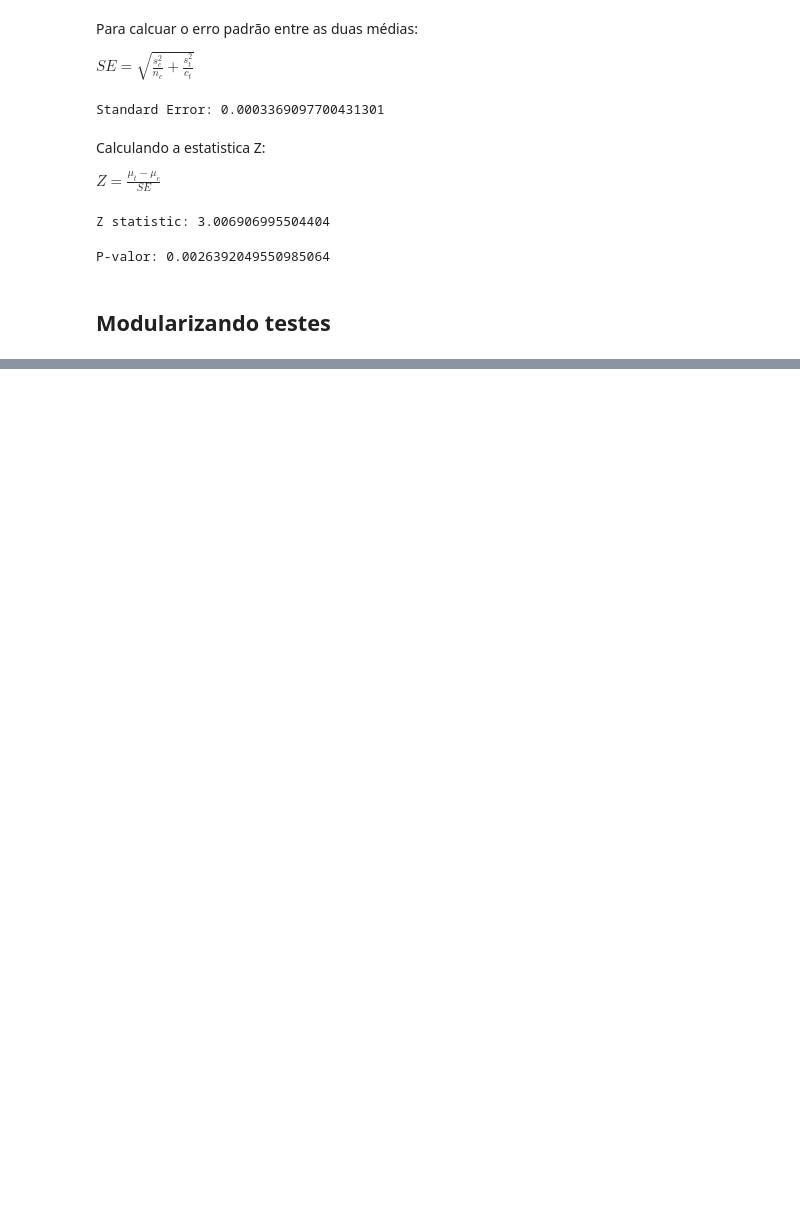
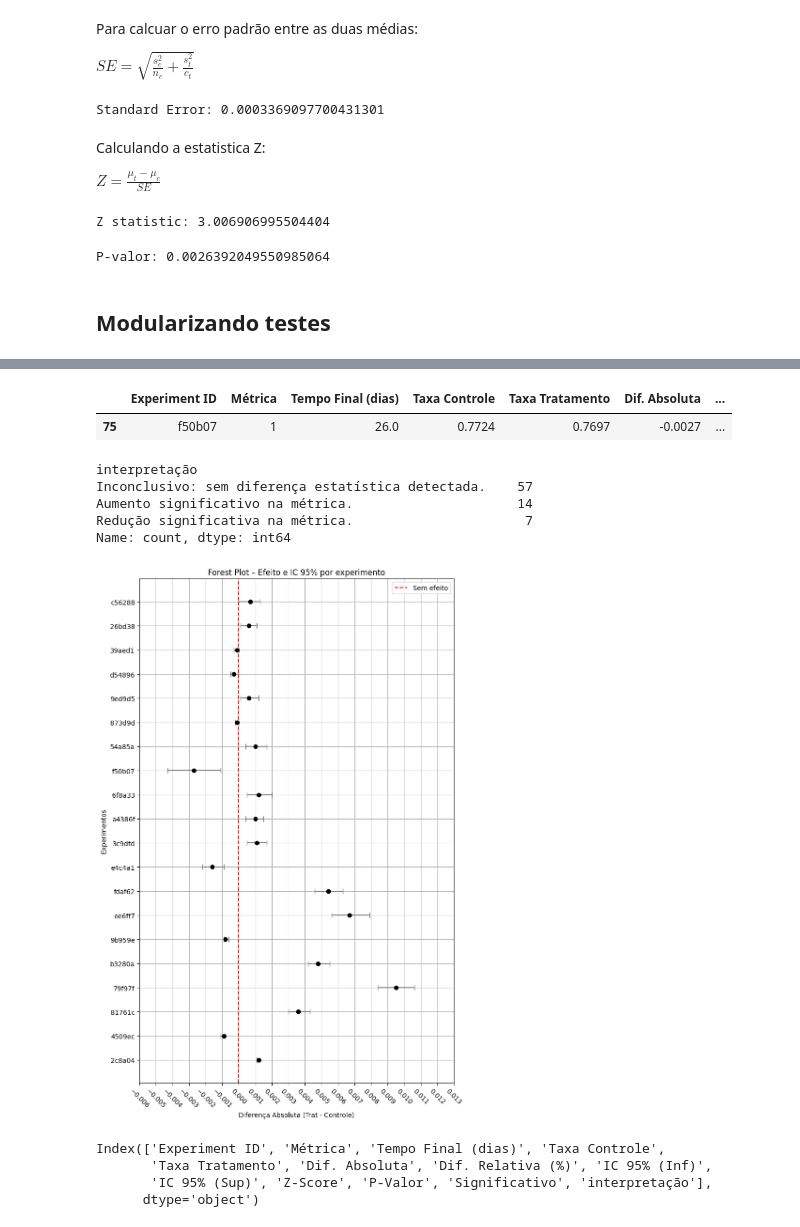
Before and after one commit to Reyso/A-B-test, a Jupyter notebook: experiment.ipynb, the cells around one changed output, grey strips where cells are left out. Drawn from its saved outputs; the diff is of its cells as text; code cells hidden in the pictures; blank space fills up the shorter version.

```diff
--- a/experiment.ipynb
+++ b/experiment.ipynb
@@ -186,6 +166,0 @@ def sezp_metric(df, metrica: int, exp_list: list):
-# %%
-#exp_list = ['81761c','54a85a', '329386' ]
-
-exp_list = ['54a85a','2c8a04', '81761c' ,'81761c' , 'b382c6', '329386','591c2c']
-
-sezp_metric(df,metrica = 1, exp_list = exp_list)
@@ -216,0 +227,5 @@ Name: count, Length: 78, dtype: int64
+# %%
+total_exp  = list(df.loc[(df['metric_id'] == 1)]['experiment_id'].unique())
+exp_list = total_exp
+report_df = sezp_report(df,metrica = 1, exp_list = exp_list);
+report_df.head(60).sort_values('P-Valor',ascending=True)
@@ -216,0 +261,56 @@ Name: count, Length: 78, dtype: int64
+# %%
+report_df.loc[report_df['Experiment ID'] =='f50b07']
+# %% [output]
+|  | Experiment ID | Métrica | Tempo Final (dias) | Taxa Controle | Taxa Tratamento | Dif. Absoluta | ... |
+| 75 | f50b07 | 1 | 26.0 | 0.7724 | 0.7697 | -0.0027 | ... |
+# %%
+report_df['interpretação'].value_counts()
+# %% [output]
+interpretação
+Inconclusivo: sem diferença estatística detectada.    57
+Aumento significativo na métrica.                     14
+Redução significativa na métrica.                      7
+Name: count, dtype: int64
+# %%
+def plot_forest(df, top_n=10):
+    plot_df = df.copy().sort_values('P-Valor').head(top_n)
+    plt.figure(figsize=(8, top_n * 0.6))
+
+    y = range(len(plot_df))
+    plt.errorbar(
+        plot_df['Dif. Absoluta'], y,
+        xerr=[
+            plot_df['Dif. Absoluta'] - plot_df['IC 95% (Inf)'],
+            plot_df['IC 95% (Sup)'] - plot_df['Dif. Absoluta']
+        ],
+        fmt='o', color='black', ecolor='gray', capsize=4
+    )
+
+    plt.yticks(y, plot_df['Experiment ID'])
+    plt.axvline(0, color='red', linestyle='--', label='Sem efeito')
+    plt.xlabel('Diferença Absoluta (Trat - Controle)')
+    plt.ylabel('Experimentos')
+    # Ajuste dinâmico dos xticks com base no menor IC 95% (Inf)
+    min_ic_inf = plot_df['IC 95% (Inf)'].min()
+    max_ic_sup = plot_df['IC 95% (Sup)'].max()
+
+    xtick_start = np.floor(min_ic_inf * 1000) / 1000 - 0.001  # Ajuste para incluir um pequeno buffer
+    xtick_end = np.ceil(max_ic_sup * 1000) / 1000 + 0.001    # Ajuste para incluir um pequeno buffer
+    xticks = np.arange(xtick_start, xtick_end + 0.001, 0.001)
+    plt.xticks(xticks,rotation=-45)
+    plt.title('Forest Plot – Efeito e IC 95% por experimento')
+    plt.legend()
+    plt.grid(True)
+    plt.tight_layout()
+    plt.show()
+# %%
+plot_forest(report_df,20)
+# %% [output]
+[figure, added]
+# %%
+report_df.columns
+# %% [output]
+Index(['Experiment ID', 'Métrica', 'Tempo Final (dias)', 'Taxa Controle',
+       'Taxa Tratamento', 'Dif. Absoluta', 'Dif. Relativa (%)', 'IC 95% (Inf)',
+       'IC 95% (Sup)', 'Z-Score', 'P-Valor', 'Significativo', 'interpretação'],
+      dtype='object')
```
Also changed, not shown: parts of 9 cells of this notebook, 3 other files.
